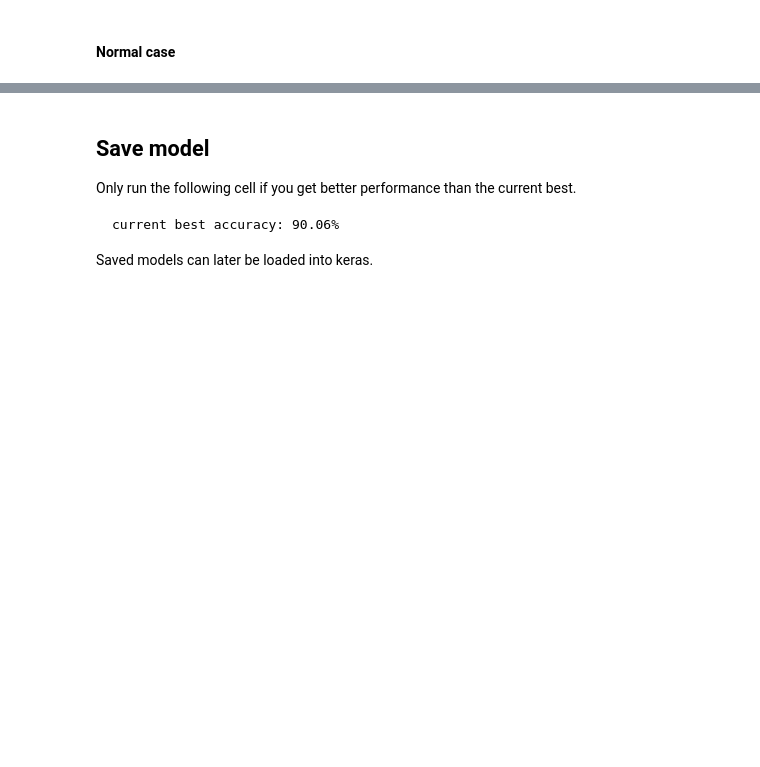
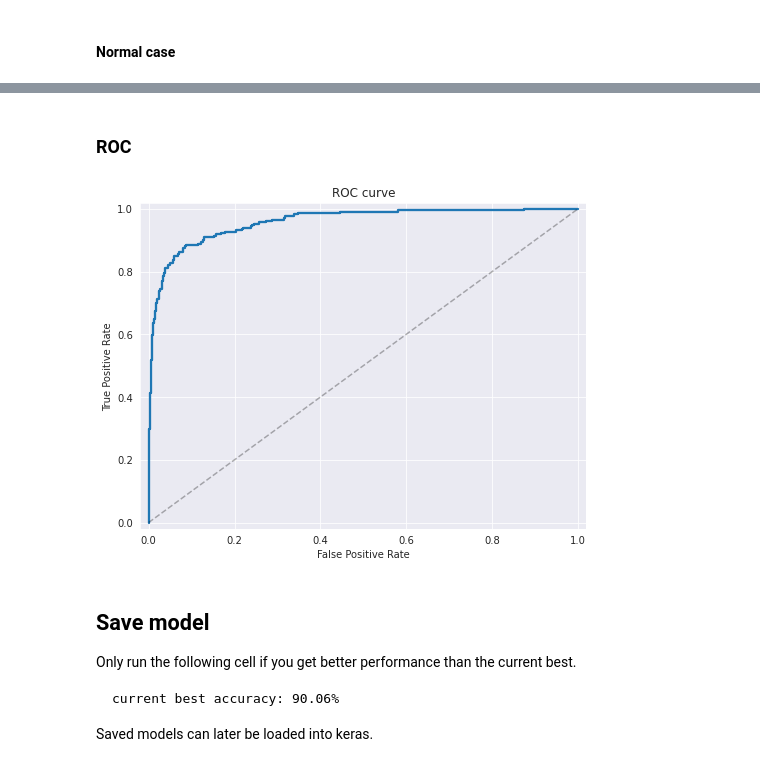
Before and after one commit to AlbertoZerbinati/pneumonia-xray-detection, a Jupyter notebook: pneumonia.ipynb, the cells around one changed output, grey strips where cells are left out. Drawn from its saved outputs; the diff is of its cells as text; code cells hidden in the pictures; blank space fills up the shorter version.

```diff
--- a/pneumonia.ipynb
+++ b/pneumonia.ipynb
@@ -495,3 +499,23 @@ plt.show()
+# %% [markdown]
+### ROC
+# %%
+# plot function
+def plot_roc_curve(fpr, tpr):
+  plt.figure(figsize=(8,6))
+  plt.plot(fpr, tpr, linewidth=2.3)
+  x = np.linspace(0,1,2)
+  y = x
+  plt.plot(x, y, color="black", linestyle="--", alpha=0.3)
+  plt.axis([-0.02, 1.02, -0.02, 1.02])
+  plt.xlabel('False Positive Rate')
+  plt.ylabel('True Positive Rate')
+  plt.title("ROC curve")
+  plt.show()
+
+fpr, tpr, thresholds = roc_curve(y_test, p)
+plot_roc_curve(fpr, tpr)
+# %% [output]
+[figure, added]
 # %% [markdown]
 ## Save model
 Only run the following cell if you get better performance than the current best.
```
Also changed, not shown: parts of 11 cells of this notebook, 1 other file.
